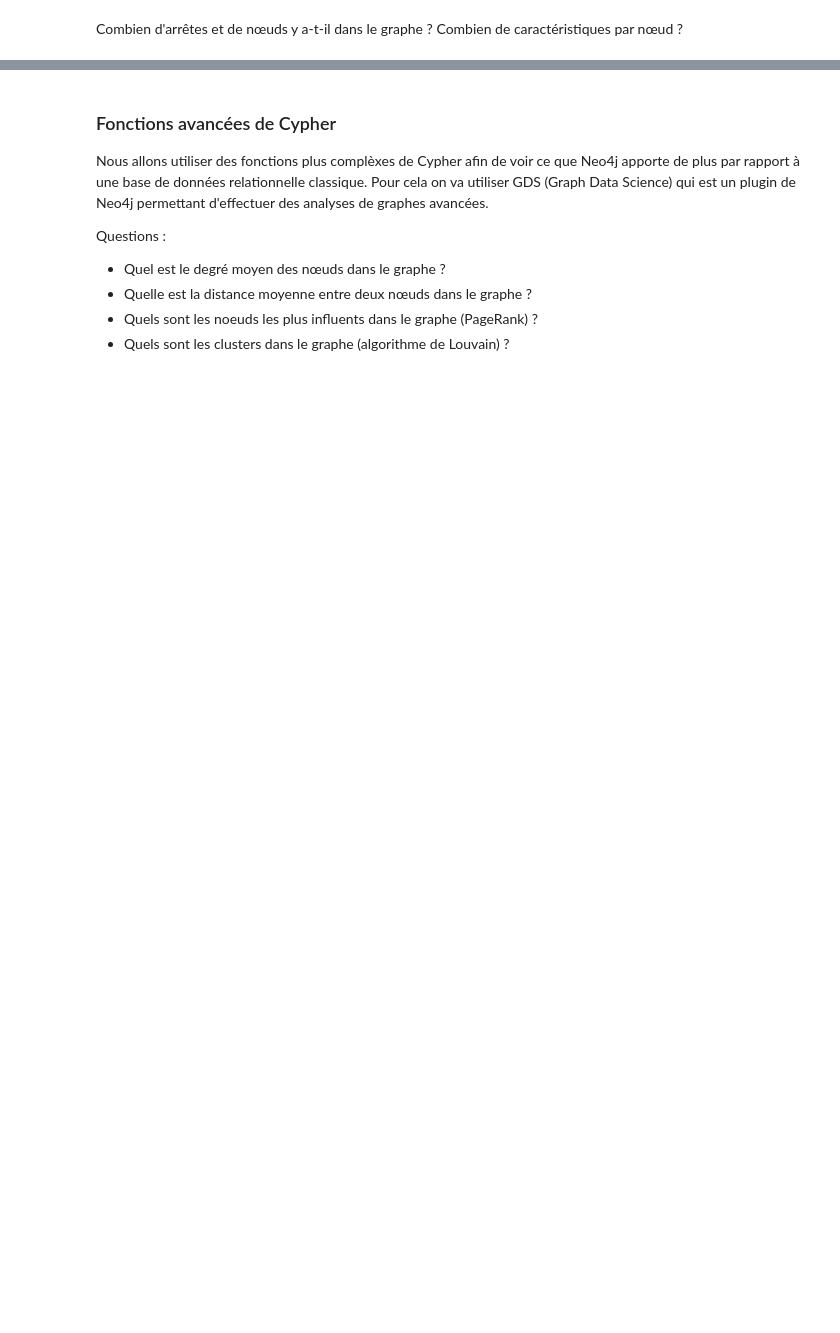
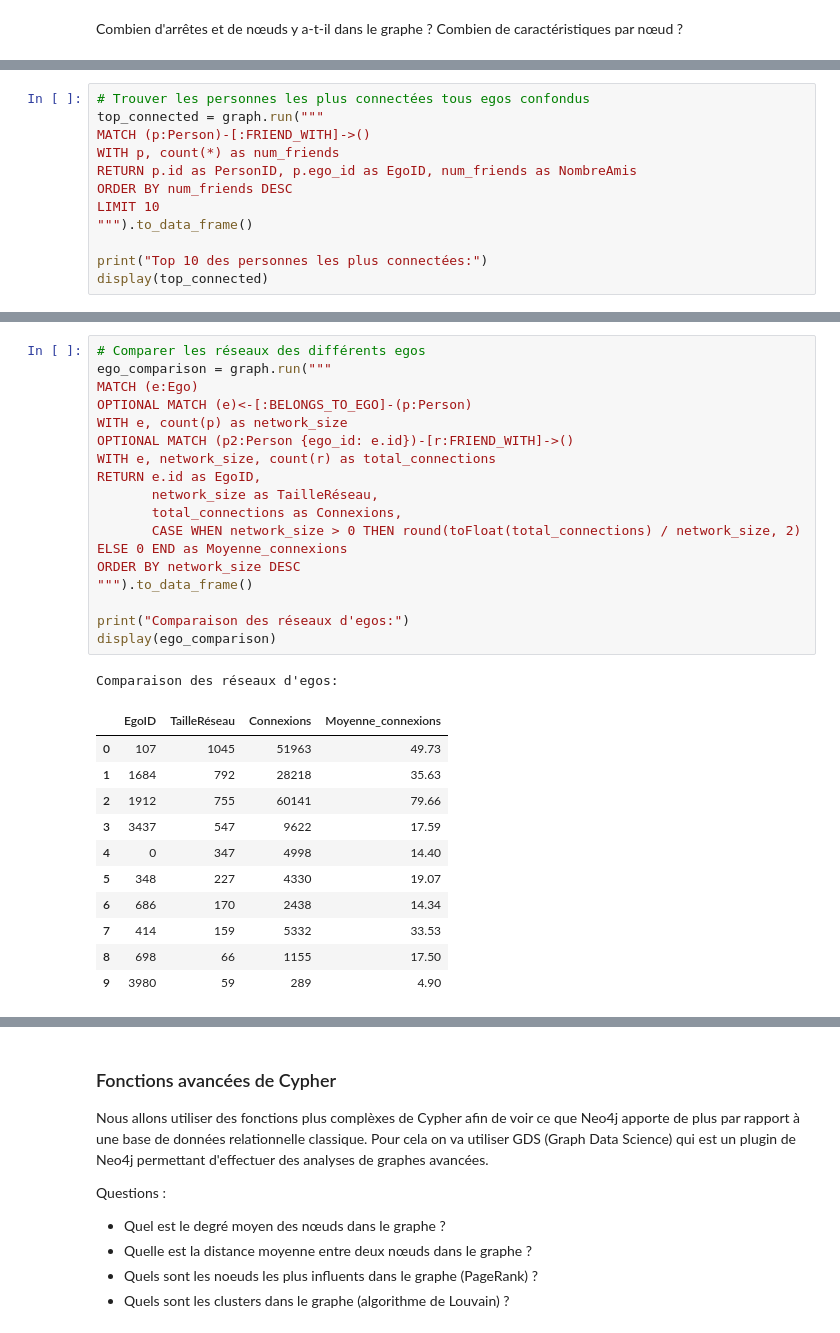
Before and after one commit to rubensailly/TutoNeo4j, a Jupyter notebook: sample.ipynb, the cells around one changed output, grey strips where cells are left out. Saved outputs shown, nothing was run; the diff lists cells and outputs as text; blank space fills up the shorter version.

```diff
--- a/sample.ipynb
+++ b/sample.ipynb
@@ -199,0 +310,12 @@ LIMIT 10
+# %%
+# Trouver les personnes les plus connectées tous egos confondus
+top_connected = graph.run("""
+MATCH (p:Person)-[:FRIEND_WITH]->()
+WITH p, count(*) as num_friends
+RETURN p.id as PersonID, p.ego_id as EgoID, num_friends as NombreAmis
+ORDER BY num_friends DESC
+LIMIT 10
+""").to_data_frame()
+
+print("Top 10 des personnes les plus connectées:")
+display(top_connected)
@@ -200,3 +335,33 @@ LIMIT 10
+# %%
+# Comparer les réseaux des différents egos
+ego_comparison = graph.run("""
+MATCH (e:Ego)
+OPTIONAL MATCH (e)<-[:BELONGS_TO_EGO]-(p:Person)
+WITH e, count(p) as network_size
+OPTIONAL MATCH (p2:Person {ego_id: e.id})-[r:FRIEND_WITH]->()
+WITH e, network_size, count(r) as total_connections
+RETURN e.id as EgoID,
+       network_size as TailleRéseau,
+       total_connections as Connexions,
+       CASE WHEN network_size > 0 THEN round(toFloat(total_connections) / network_size, 2) ELSE 0 END as Moyenne_connexions
+ORDER BY network_size DESC
+""").to_data_frame()
+
+print("Comparaison des réseaux d'egos:")
+display(ego_comparison)
+# %% [output]
+Comparaison des réseaux d'egos:
+|  | EgoID | TailleRéseau | Connexions | Moyenne_connexions |
+| 0 | 107 | 1045 | 51963 | 49.73 |
+| 1 | 1684 | 792 | 28218 | 35.63 |
+| 2 | 1912 | 755 | 60141 | 79.66 |
+| 3 | 3437 | 547 | 9622 | 17.59 |
+| 4 | 0 | 347 | 4998 | 14.40 |
+| 5 | 348 | 227 | 4330 | 19.07 |
+| 6 | 686 | 170 | 2438 | 14.34 |
+| 7 | 414 | 159 | 5332 | 33.53 |
+| 8 | 698 | 66 | 1155 | 17.50 |
+| 9 | 3980 | 59 | 289 | 4.90 |
 # %% [markdown]
 ### Visualisation des données dans Neo4j
 
```
Also changed, not shown: parts of 33 cells of this notebook.
